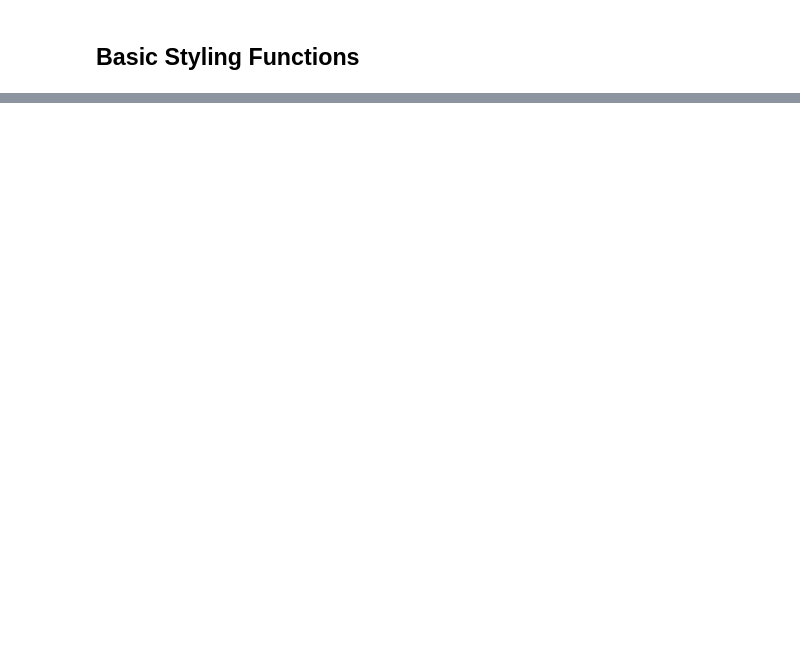
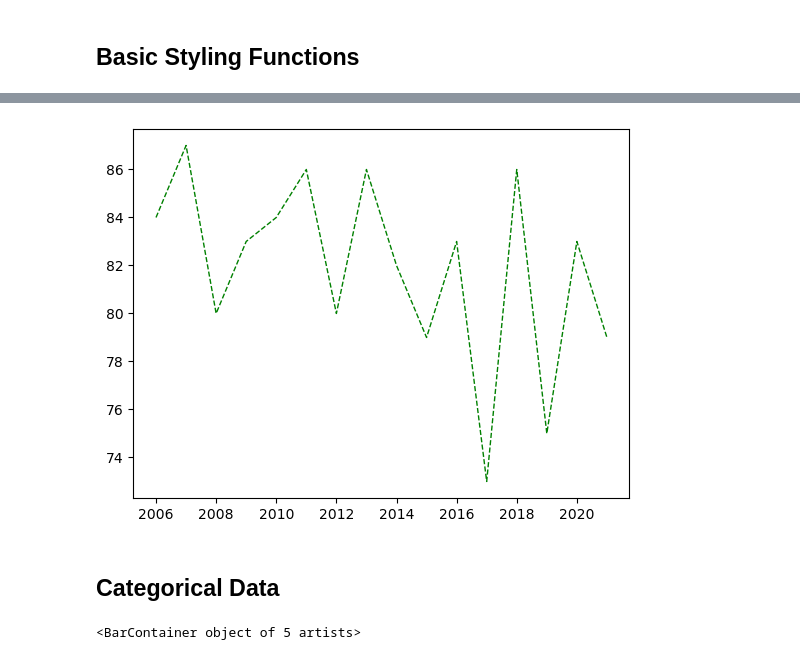
Before and after one commit to agordavidt/Data-Analytics_Course, a Jupyter notebook: python_data_analytics/matplotlib/02-matplotlib.ipynb, the cells around one changed output, grey strips where cells are left out. Drawn from its saved outputs; the diff is of its cells as text; code cells hidden in the pictures; blank space fills up the shorter version.

```diff
--- a/python_data_analytics/matplotlib/02-matplotlib.ipynb
+++ b/python_data_analytics/matplotlib/02-matplotlib.ipynb
@@ -39,0 +34,18 @@ plt.show()
+# %%
+years = [2006 + x for x in range(16)]
+earnings = [84, 87, 80, 83, 84, 56, 80, 86, 82, 79, 83, 100, 86, 75, 83, 79]
+
+
+plt.plot(years, weights, c="g", lw=1, linestyle="--")
+plt.show()
+# %% [output]
+[figure, added]
+# %% [markdown]
+## Categorical Data
+# %%
+languages = ["C++", "C#", "Python", "Java", "Go"]
+votes = [40, 60, 140, 10, 30]
+
+plt.bar(languages, votes)
+# %% [output]
+<BarContainer object of 5 artists>
```
Also changed, not shown: parts of 4 cells of this notebook.
